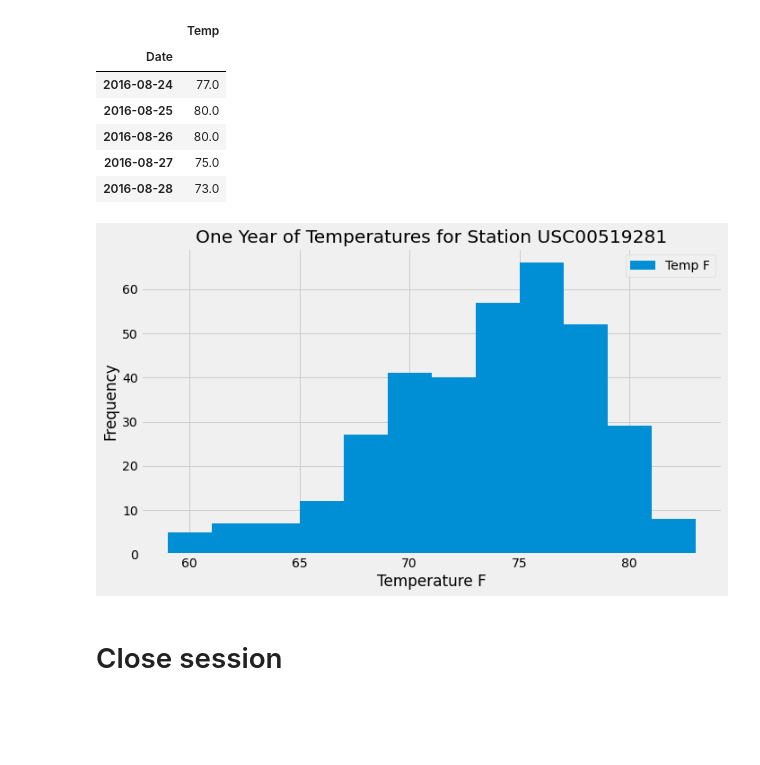
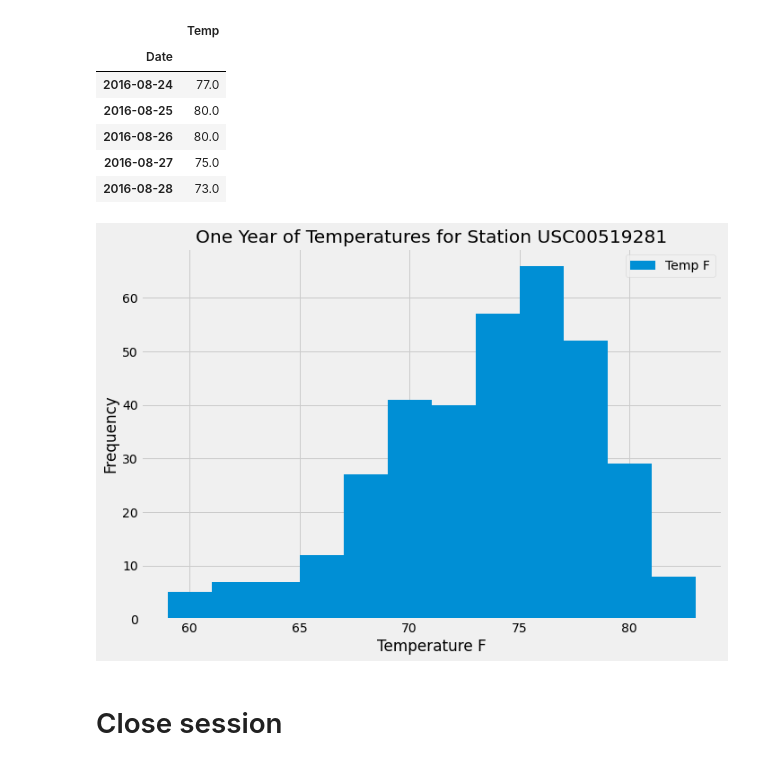
Before and after one commit to norojordan/sqlalchemy-challenge, a Jupyter notebook: climate_starter.ipynb, the cells around one changed output. Drawn from its saved outputs; the diff is of its cells as text; code cells hidden in the pictures; blank space fills up the shorter version.

Commit message:
graph adjustment

```diff
--- a/climate_starter.ipynb
+++ b/climate_starter.ipynb
@@ -243,16 +243,16 @@ one_year_max_active_df.head()
 # %%
 # Plot the results as a histogram
 
-plt.figure(figsize=(10,6))
+plt.figure(figsize=(10,7))
 plt.hist(one_year_max_active_df["Temp"], bins=12)
 plt.xlabel('Temperature F')
 plt.ylabel("Frequency")
 plt.legend(["Temp F"])
 plt.title("One Year of Temperatures for Station USC00519281")
 plt.tight_layout()
 plt.show()
 # %% [output]
-[figure, old version]
+[figure, new version]
 # %% [markdown]
 # Close session
 # %%
```
